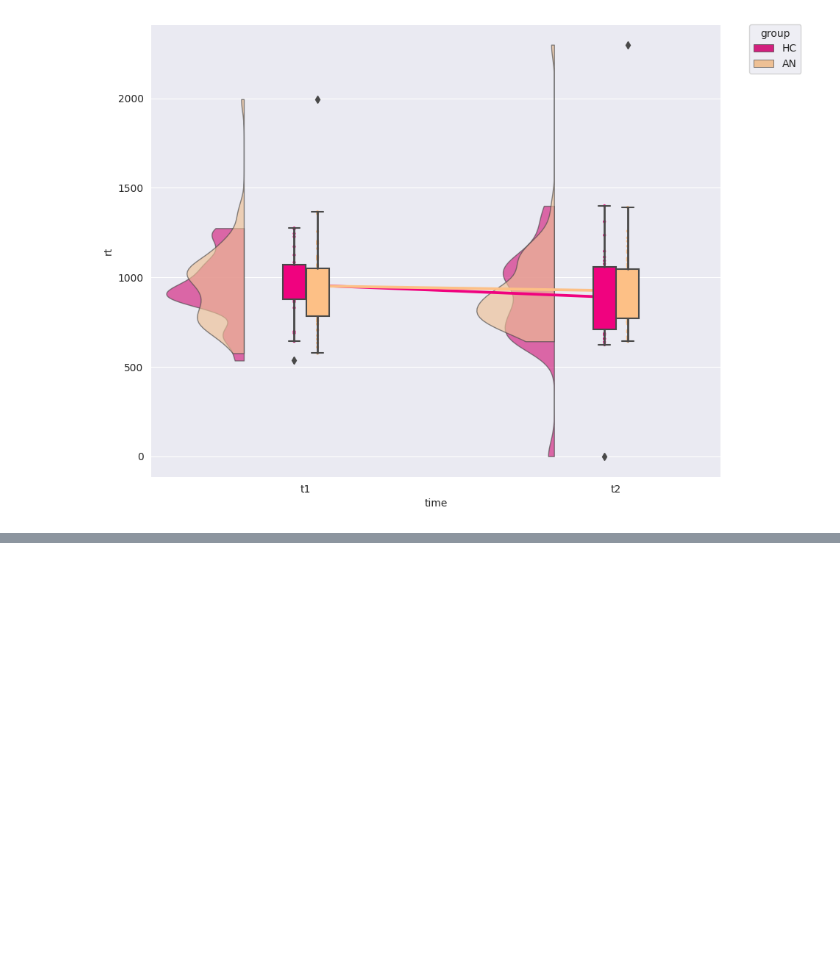
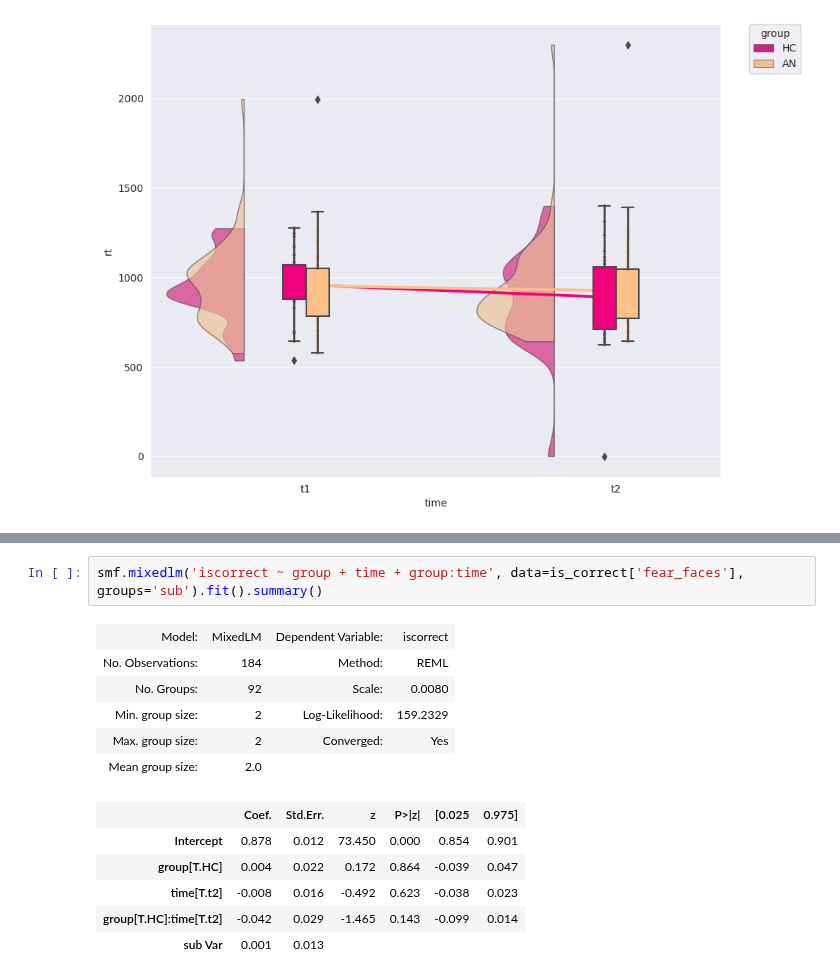
Before and after one commit to WMDA/socio-emotion-cognition, a Jupyter notebook: task_fmri/task_behavioural_measures/task_differences.ipynb, the cells around one changed output, grey strips where cells are left out. Saved outputs shown, nothing was run; the diff lists cells and outputs as text; blank space fills up the shorter version.

```diff
--- a/task_fmri/task_behavioural_measures/task_differences.ipynb
+++ b/task_fmri/task_behavioural_measures/task_differences.ipynb
@@ -184,0 +243,15 @@ partial_happy
+# %%
+smf.mixedlm('iscorrect ~ group + time + group:time', data=is_correct['fear_faces'], groups='sub').fit().summary()
+# %% [output]
+| Model: | MixedLM | Dependent Variable: | iscorrect |
+| No. Observations: | 184 | Method: | REML |
+| No. Groups: | 92 | Scale: | 0.0080 |
+| Min. group size: | 2 | Log-Likelihood: | 159.2329 |
+| Max. group size: | 2 | Converged: | Yes |
+| Mean group size: | 2.0 |  |  |
+|  | Coef. | Std.Err. | z | P>|z| | [0.025 | 0.975] |
+| Intercept | 0.878 | 0.012 | 73.450 | 0.000 | 0.854 | 0.901 |
+| group[T.HC] | 0.004 | 0.022 | 0.172 | 0.864 | -0.039 | 0.047 |
+| time[T.t2] | -0.008 | 0.016 | -0.492 | 0.623 | -0.038 | 0.023 |
+| group[T.HC]:time[T.t2] | -0.042 | 0.029 | -1.465 | 0.143 | -0.099 | 0.014 |
+| sub Var | 0.001 | 0.013 |  |  |  |  |
```
Also changed, not shown: parts of 11 cells of this notebook, 7 other files.
